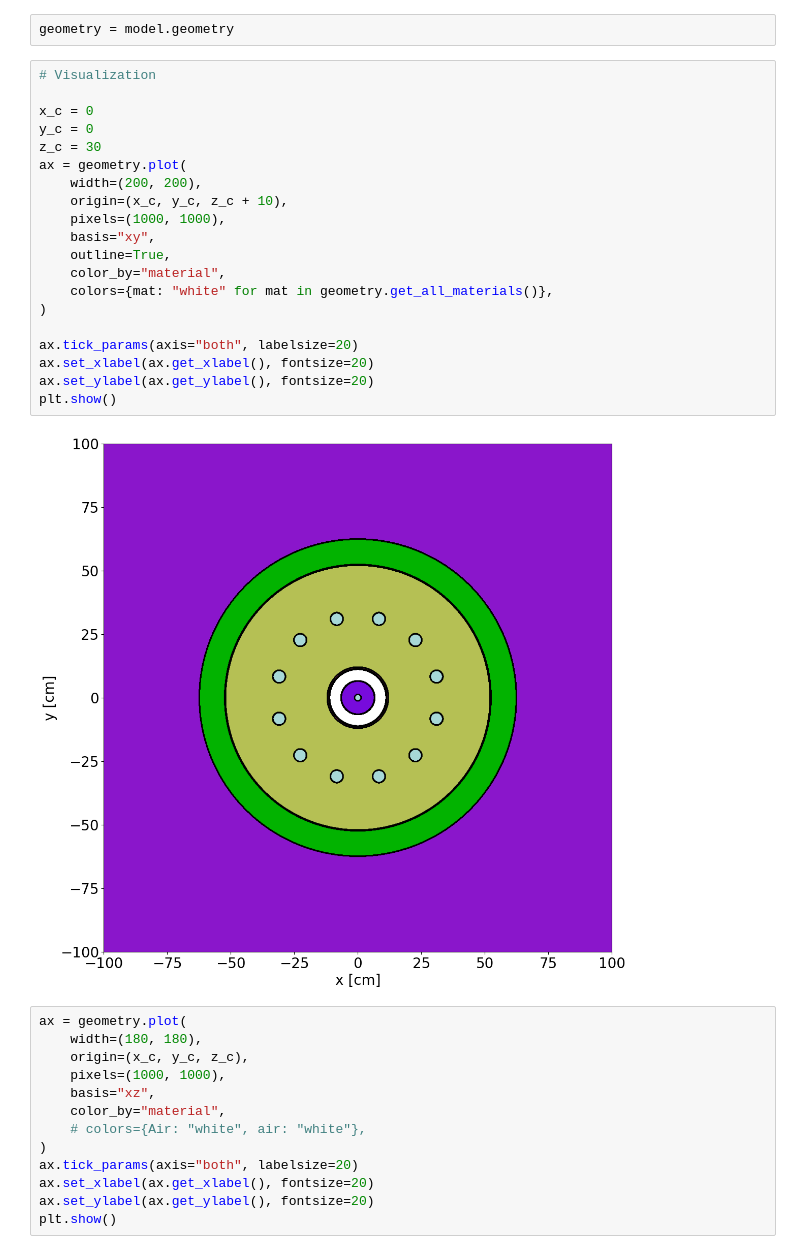
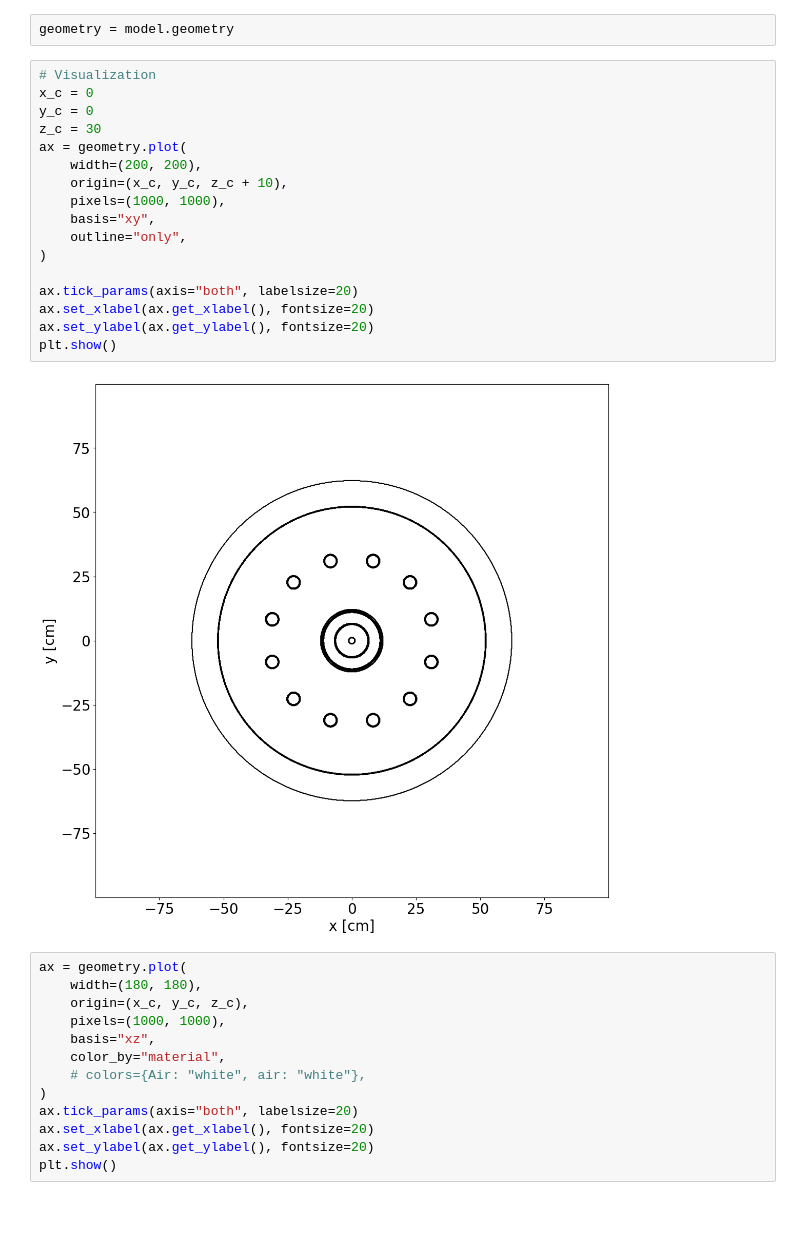
Before and after one commit to LIBRA-project/LIBRA-one, a Jupyter notebook: postprocessing.ipynb, the cells around one changed output. Saved outputs shown, nothing was run; the diff lists cells and outputs as text; blank space fills up the shorter version.

```diff
--- a/postprocessing.ipynb
+++ b/postprocessing.ipynb
@@ -89,26 +92,23 @@ sliced_data = tbr_mesh[:, slice_index, :]
 geometry = model.geometry
 # %%
 # Visualization
-
 x_c = 0
 y_c = 0
 z_c = 30
 ax = geometry.plot(
     width=(200, 200),
     origin=(x_c, y_c, z_c + 10),
     pixels=(1000, 1000),
     basis="xy",
-    outline=True,
-    color_by="material",
-    colors={mat: "white" for mat in geometry.get_all_materials()},
+    outline="only",
 )
 
 ax.tick_params(axis="both", labelsize=20)
 ax.set_xlabel(ax.get_xlabel(), fontsize=20)
 ax.set_ylabel(ax.get_ylabel(), fontsize=20)
 plt.show()
 # %% [output]
-[figure, old version]
+[figure, new version]
 # %%
 ax = geometry.plot(
     width=(180, 180),
```
Also changed, not shown: parts of 4 cells of this notebook, 1 other file.
